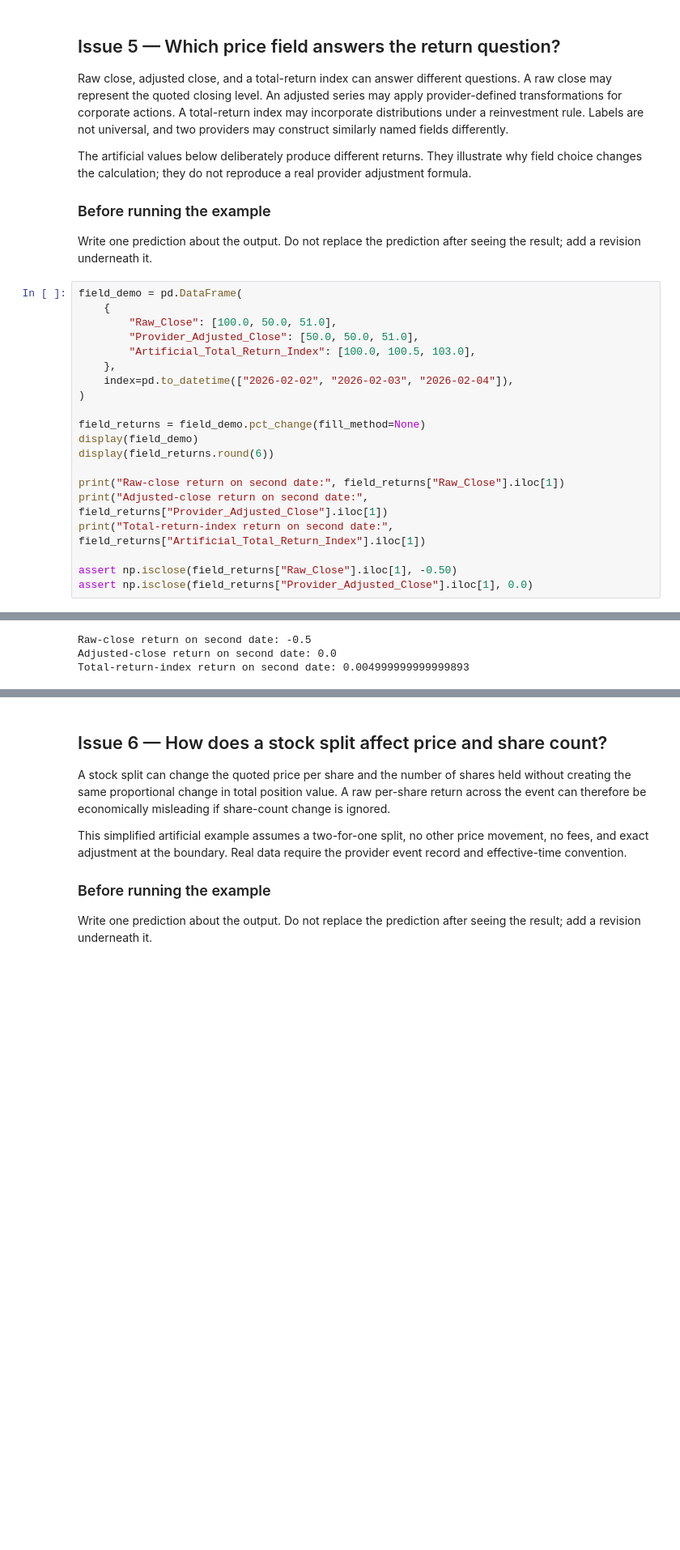
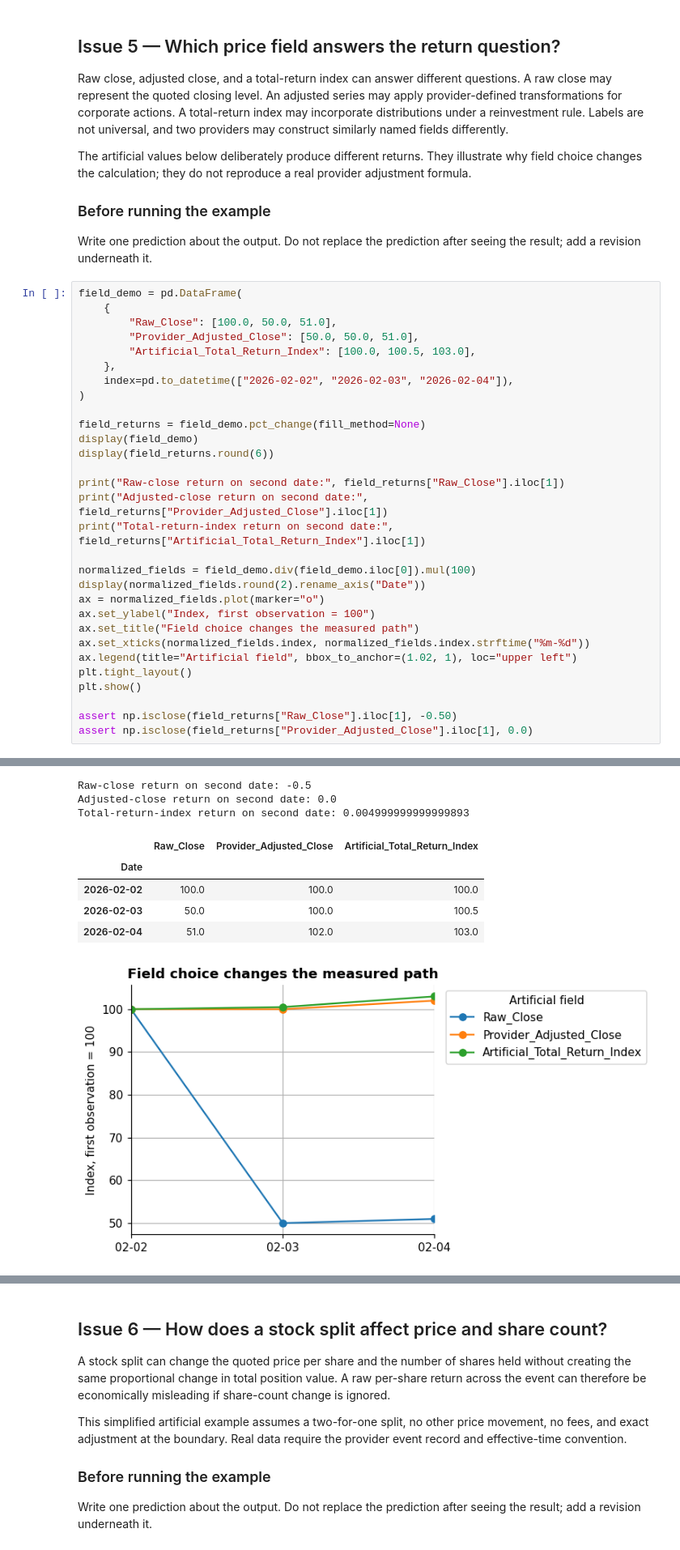
Before and after one commit to KennethWYLee/FinTech, a Jupyter notebook: course/02/week2_main.ipynb, the cells around one changed output, grey strips where cells are left out. Shown at 81% size. Cells and saved outputs as stored; diff of their text form; blank space fills up the shorter version.

```diff
--- a/course/02/week2_main.ipynb
+++ b/course/02/week2_main.ipynb
@@ -543,33 +580,49 @@ field_demo = pd.DataFrame(
     {
         "Raw_Close": [100.0, 50.0, 51.0],
         "Provider_Adjusted_Close": [50.0, 50.0, 51.0],
         "Artificial_Total_Return_Index": [100.0, 100.5, 103.0],
     },
     index=pd.to_datetime(["2026-02-02", "2026-02-03", "2026-02-04"]),
 )
 
 field_returns = field_demo.pct_change(fill_method=None)
 display(field_demo)
 display(field_returns.round(6))
 
 print("Raw-close return on second date:", field_returns["Raw_Close"].iloc[1])
 print("Adjusted-close return on second date:", field_returns["Provider_Adjusted_Close"].iloc[1])
 print("Total-return-index return on second date:", field_returns["Artificial_Total_Return_Index"].iloc[1])
 
+normalized_fields = field_demo.div(field_demo.iloc[0]).mul(100)
+display(normalized_fields.round(2).rename_axis("Date"))
+ax = normalized_fields.plot(marker="o")
+ax.set_ylabel("Index, first observation = 100")
+ax.set_title("Field choice changes the measured path")
+ax.set_xticks(normalized_fields.index, normalized_fields.index.strftime("%m-%d"))
+ax.legend(title="Artificial field", bbox_to_anchor=(1.02, 1), loc="upper left")
+plt.tight_layout()
+plt.show()
+
 assert np.isclose(field_returns["Raw_Close"].iloc[1], -0.50)
 assert np.isclose(field_returns["Provider_Adjusted_Close"].iloc[1], 0.0)
 # %% [output]
 |  | Raw_Close | Provider_Adjusted_Close | Artificial_Total_Return_Index |
 | 2026-02-02 | 100.0 | 50.0 | 100.0 |
 | 2026-02-03 | 50.0 | 50.0 | 100.5 |
 | 2026-02-04 | 51.0 | 51.0 | 103.0 |
 |  | Raw_Close | Provider_Adjusted_Close | Artificial_Total_Return_Index |
 | 2026-02-02 | NaN | NaN | NaN |
 | 2026-02-03 | -0.50 | 0.00 | 0.005000 |
 | 2026-02-04 | 0.02 | 0.02 | 0.024876 |
 Raw-close return on second date: -0.5
 Adjusted-close return on second date: 0.0
 Total-return-index return on second date: 0.004999999999999893
+|  | Raw_Close | Provider_Adjusted_Close | Artificial_Total_Return_Index |
+| Date |  |  |  |
+| 2026-02-02 | 100.0 | 100.0 | 100.0 |
+| 2026-02-03 | 50.0 | 100.0 | 100.5 |
+| 2026-02-04 | 51.0 | 102.0 | 103.0 |
+[figure, added]
 # %% [markdown]
 ### Interpret the output
 
```
Also changed, not shown: parts of 27 cells of this notebook.
